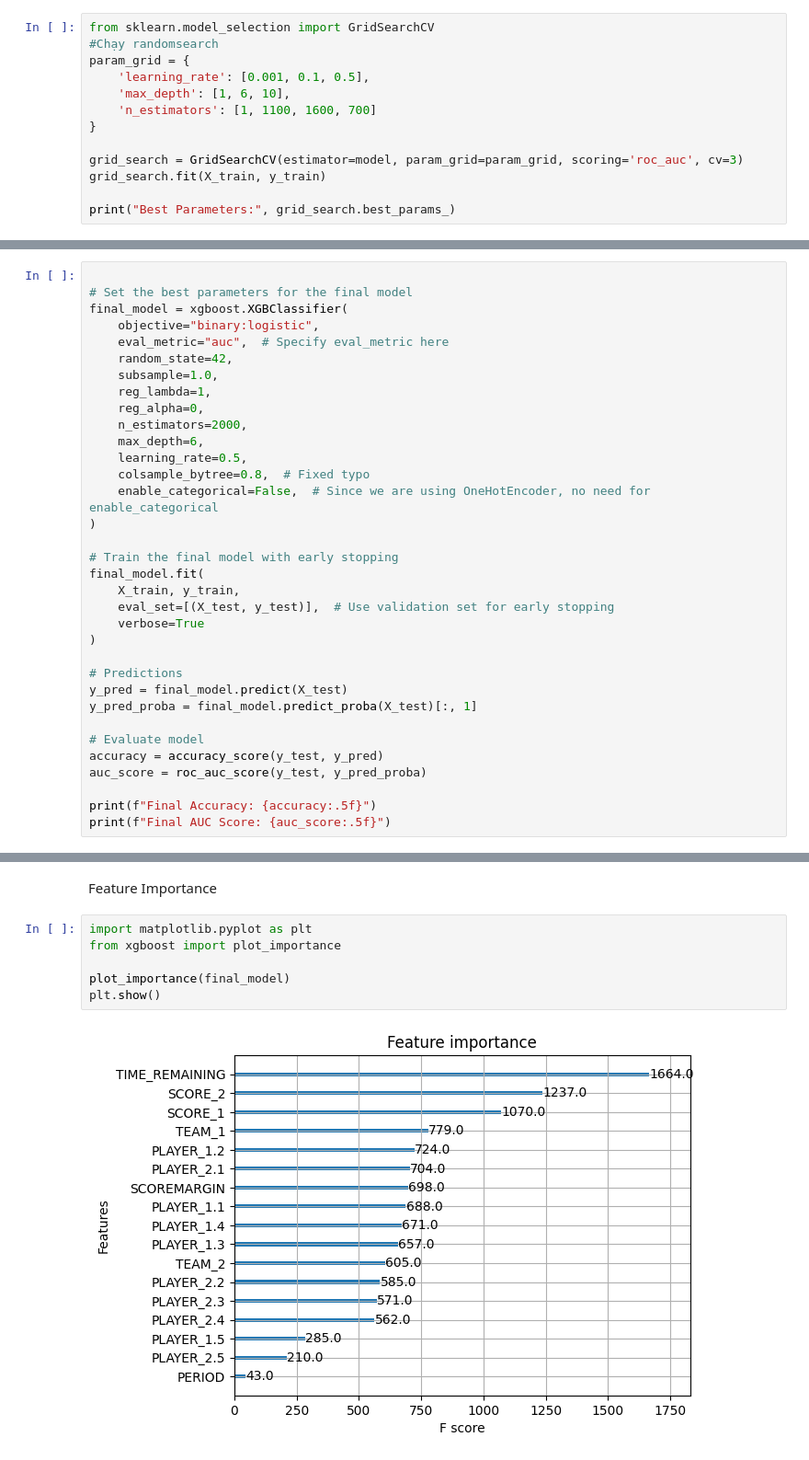
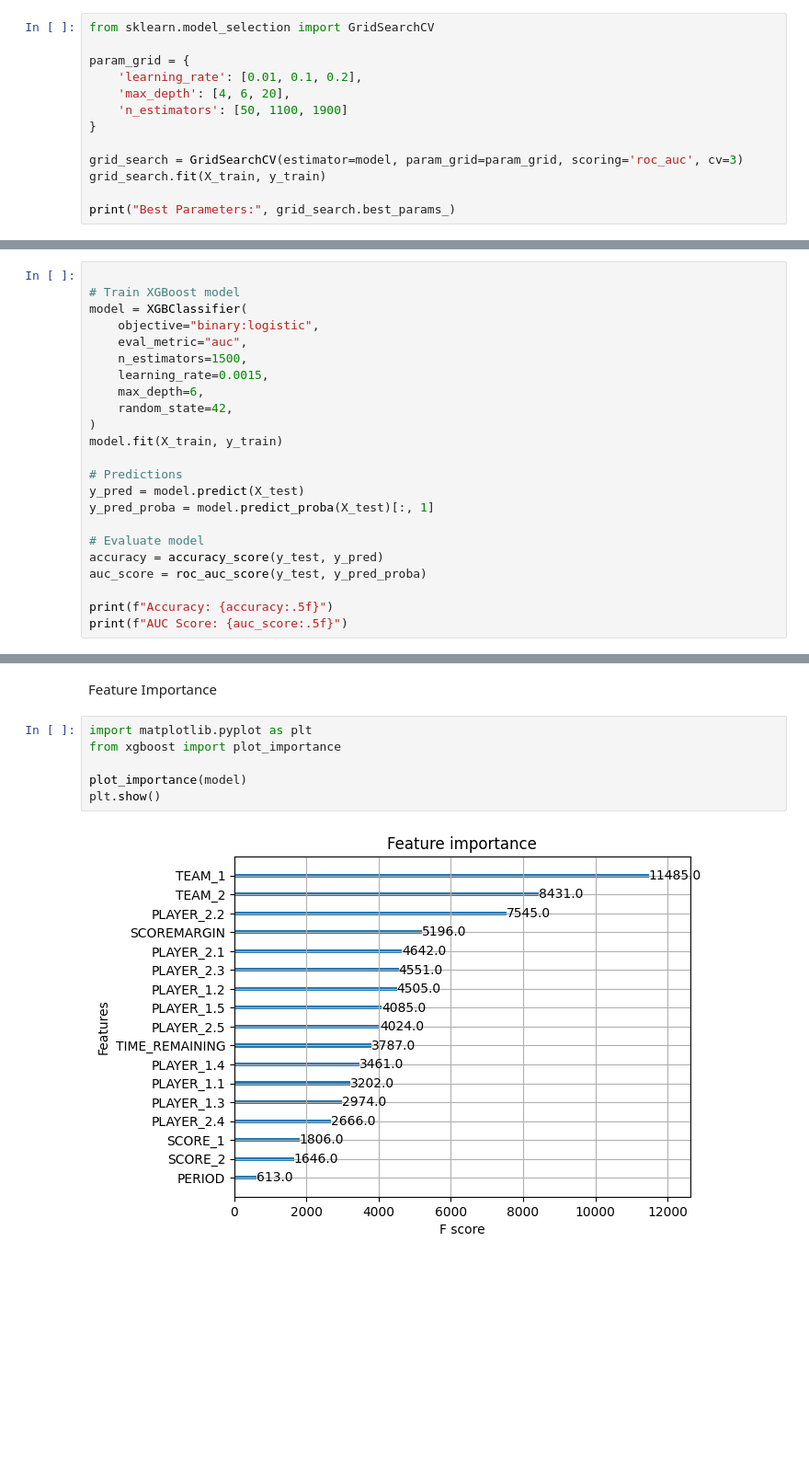
Before and after one commit to AriusTXB/Machine-Learning-Assignment, a Jupyter notebook: Testing XGBoost.ipynb, the cells around one changed output, grey strips where cells are left out. Shown: that part at 92% size. Saved outputs shown, nothing was run; the diff lists cells and outputs as text; blank space fills up the shorter version.

```diff
--- a/Testing XGBoost.ipynb
+++ b/Testing XGBoost.ipynb
@@ -187,10 +153,10 @@ Gridsearch Parameter từ kết quả của random search
 # %%
 from sklearn.model_selection import GridSearchCV
-#Chạy randomsearch
+
 param_grid = {
-    'learning_rate': [0.001, 0.1, 0.5],
-    'max_depth': [1, 6, 10],
-    'n_estimators': [1, 1100, 1600, 700]
+    'learning_rate': [0.01, 0.1, 0.2],
+    'max_depth': [4, 6, 20],
+    'n_estimators': [50, 1100, 1900]
 }
 
 grid_search = GridSearchCV(estimator=model, param_grid=param_grid, scoring='roc_auc', cv=3)
@@ -204,35 +171,24 @@ Chạy model XGBoost
 # %%
 
-# Set the best parameters for the final model
-final_model = xgboost.XGBClassifier(
+# Train XGBoost model
+model = XGBClassifier(
     objective="binary:logistic",
-    eval_metric="auc",  # Specify eval_metric here
+    eval_metric="auc",
+    n_estimators=1500,
+    learning_rate=0.0015,
+    max_depth=6,
     random_state=42,
-    subsample=1.0,
-    reg_lambda=1,
-    reg_alpha=0,
-    n_estimators=2000,
-    max_depth=6,
-    learning_rate=0.5,
-    colsample_bytree=0.8,  # Fixed typo
-    enable_categorical=False,  # Since we are using OneHotEncoder, no need for enable_categorical
 )
-
-# Train the final model with early stopping
-final_model.fit(
-    X_train, y_train,
-    eval_set=[(X_test, y_test)],  # Use validation set for early stopping
-    verbose=True
-)
+model.fit(X_train, y_train)
 
 # Predictions
-y_pred = final_model.predict(X_test)
-y_pred_proba = final_model.predict_proba(X_test)[:, 1]
+y_pred = model.predict(X_test)
+y_pred_proba = model.predict_proba(X_test)[:, 1]
 
 # Evaluate model
 accuracy = accuracy_score(y_test, y_pred)
 auc_score = roc_auc_score(y_test, y_pred_proba)
 
-print(f"Final Accuracy: {accuracy:.5f}")
-print(f"Final AUC Score: {auc_score:.5f}")
+print(f"Accuracy: {accuracy:.5f}")
+print(f"AUC Score: {auc_score:.5f}")
 # %% [output]
@@ -258,8 +198,8 @@ Feature Importance
 # %%
 import matplotlib.pyplot as plt
 from xgboost import plot_importance
 
-plot_importance(final_model)
+plot_importance(model)
 plt.show()
 # %% [output]
-[figure, old version]
+[figure, new version]
```
Also changed, not shown: parts of 11 cells of this notebook, 19 other files.
